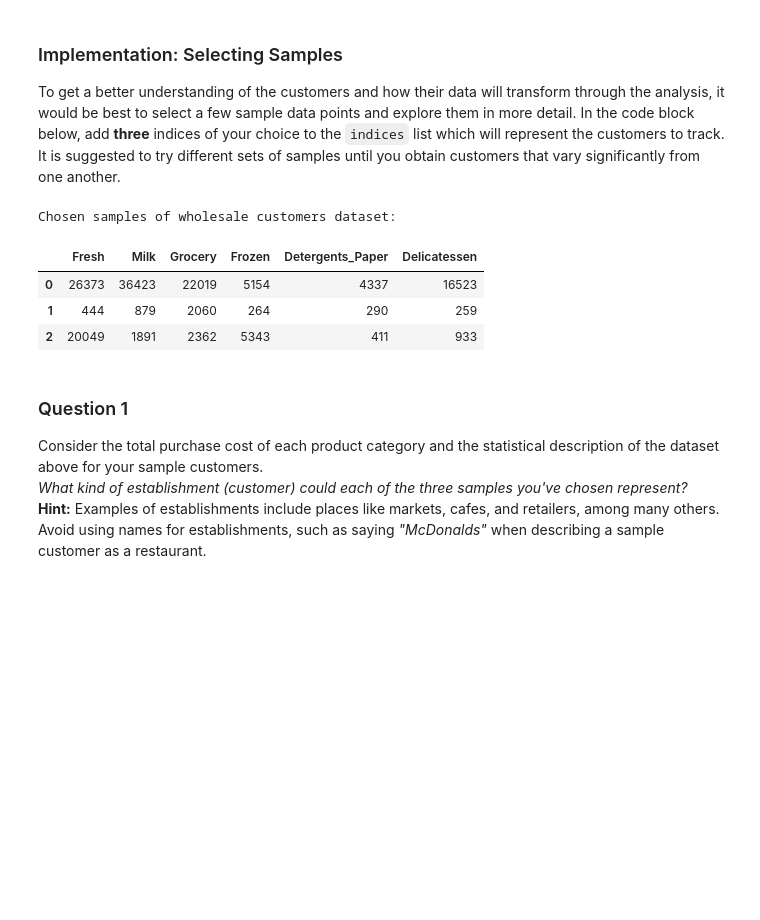
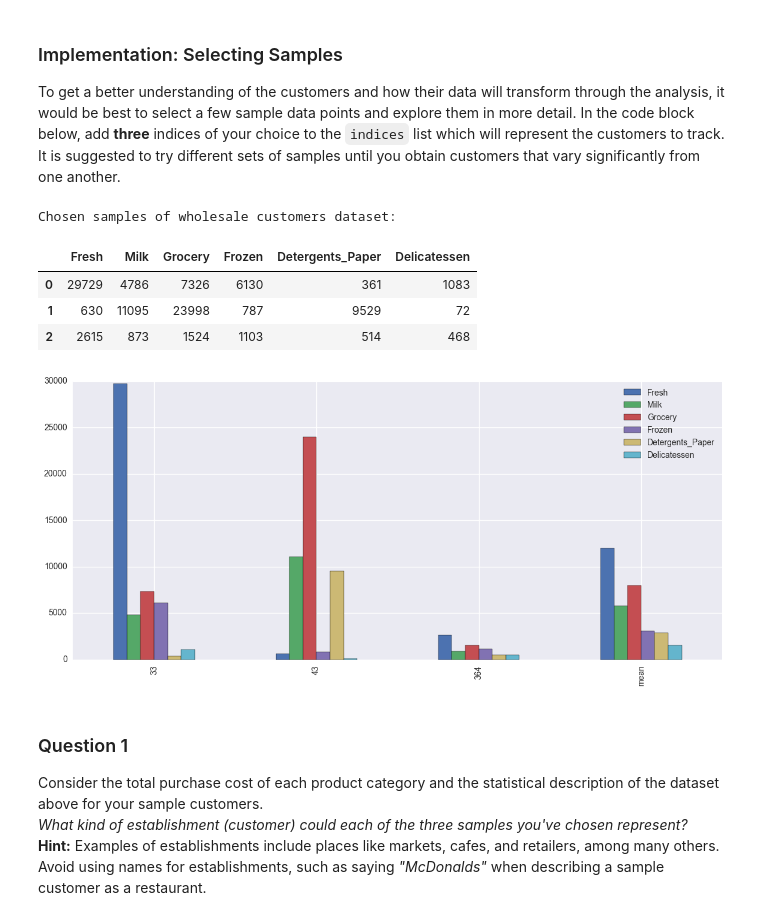
Before and after one commit to tomhirschfeld/machine-learning, a Jupyter notebook: projects/customer_segments/customer_segments.ipynb, the cells around one changed output. Saved outputs shown, nothing was run; the diff lists cells and outputs as text; code cells hidden in the pictures; blank space fills up the shorter version.

```diff
--- a/projects/customer_segments/customer_segments.ipynb
+++ b/projects/customer_segments/customer_segments.ipynb
@@ -60,18 +60,24 @@ display(data.describe())
 To get a better understanding of the customers and how their data will transform through the analysis, it would be best to select a few sample data points and explore them in more detail. In the code block below, add **three** indices of your choice to the `indices` list which will represent the customers to track. It is suggested to try different sets of samples until you obtain customers that vary significantly from one another.
 # %%
 # TODO: Select three indices of your choice you wish to sample from the dataset
-indices = [23, 299, 118]
+indices = [33, 43, 364]
 
 # Create a DataFrame of the chosen samples
 samples = pd.DataFrame(data.loc[indices], columns = data.keys()).reset_index(drop = True)
 print "Chosen samples of wholesale customers dataset:"
 display(samples)
+
+import seaborn as sns
+samples_bar = samples.append(data.describe().loc['mean'])
+samples_bar.index = indices + ['mean']
+_ = samples_bar.plot(kind='bar', figsize=(14,6))
 # %% [output]
 Chosen samples of wholesale customers dataset:
 |  | Fresh | Milk | Grocery | Frozen | Detergents_Paper | Delicatessen |
-| 0 | 26373 | 36423 | 22019 | 5154 | 4337 | 16523 |
-| 1 | 444 | 879 | 2060 | 264 | 290 | 259 |
-| 2 | 20049 | 1891 | 2362 | 5343 | 411 | 933 |
+| 0 | 29729 | 4786 | 7326 | 6130 | 361 | 1083 |
+| 1 | 630 | 11095 | 23998 | 787 | 9529 | 72 |
+| 2 | 2615 | 873 | 1524 | 1103 | 514 | 468 |
+[figure, added]
 # %% [markdown]
 ### Question 1
 Consider the total purchase cost of each product category and the statistical description of the dataset above for your sample customers.
```
Also changed, not shown: parts of 24 cells of this notebook, 1 other file.
